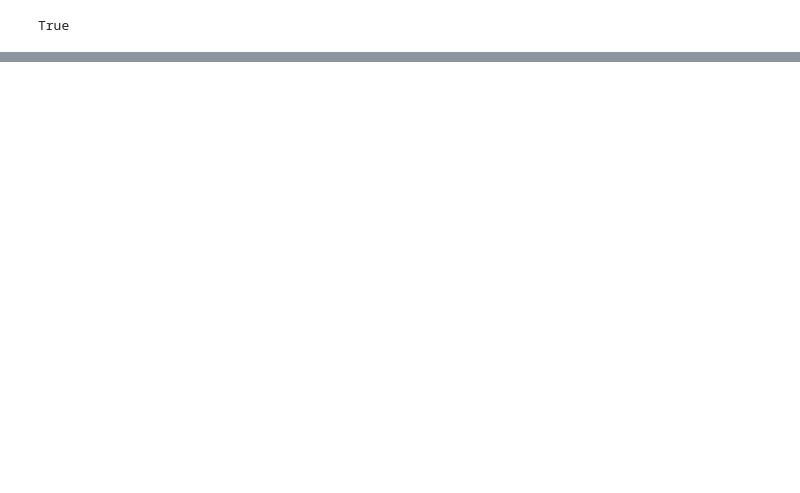
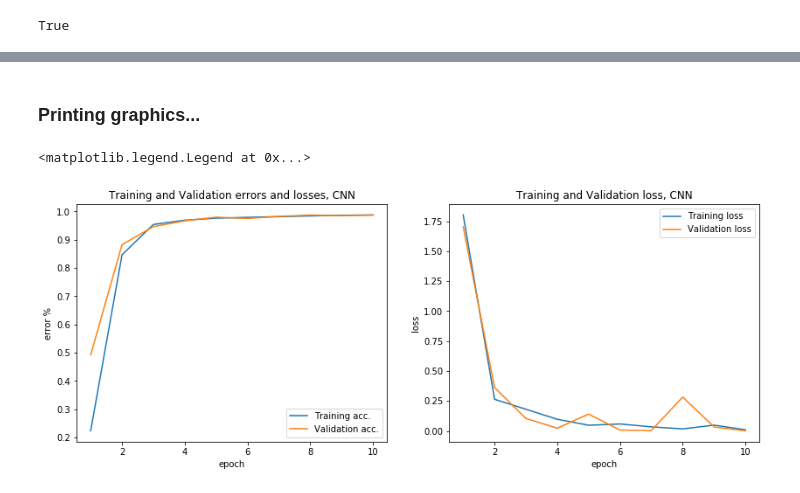
Before and after one commit to LaurenceDupont/ift6135-assignments, a Jupyter notebook: assignment1/problem2.ipynb, the cells around one changed output, grey strips where cells are left out. Saved outputs shown, nothing was run; the diff lists cells and outputs as text; code cells hidden in the pictures; blank space fills up the shorter version.

```diff
--- a/assignment1/problem2.ipynb
+++ b/assignment1/problem2.ipynb
@@ -26,3 +23,16 @@ len(mnist_test)
+# %%
+mnist_train_features = np.concatenate((mnist[0][0], mnist[1][0]), axis=0) #(60000,784)
+mnist_train_labels = np.concatenate((mnist[0][1], mnist[1][1]), axis=0)  #(60000,1)
+
+mnist_valid_features = mnist[2][0]  #(10000,784)
+mnist_valid_labels = mnist[2][1]    #(10000,1)
+# %%
+mnist_train_features = mnist_train_features.reshape((60000,1,28,28))
+mnist_valid_features = mnist_valid_features.reshape((10000,1,28,28))
+
+# Reduce the dataset size for testing, if needed (ex: X_train = mnist_train_features[0:10000])
+mnist_train = torch.utils.data.TensorDataset(torch.tensor(mnist_train_features[0:60000]), torch.tensor(mnist_train_labels[0:60000]))
+mnist_test = torch.utils.data.TensorDataset(torch.tensor(mnist_valid_features[0:10000]), torch.tensor(mnist_valid_labels[0:10000]))
 # %%
 train_loader = torch.utils.data.DataLoader(mnist_train, batch_size=64, shuffle=True, num_workers=2)
 test_loader = torch.utils.data.DataLoader(mnist_test, batch_size=64, shuffle=True, num_workers=2)
@@ -34,30 +46,25 @@ class Classifier(nn.Module):
         self.conv = nn.Sequential(
             # Layer 1
             nn.Conv2d(in_channels=1, out_channels=64, kernel_size=(3, 3), padding=1),
-            nn.Dropout(p=0.8),
             nn.ReLU(),
 
             # Layer 2
             nn.Conv2d(in_channels=64, out_channels=96, kernel_size=(3, 3), padding=1),
-            nn.Dropout(p=0.8),
             nn.ReLU(),
             nn.MaxPool2d(kernel_size=(2, 2), stride=2),
 
             # Layer 3
             nn.Conv2d(in_channels=96, out_channels=128, kernel_size=(3, 3), padding=1),
-            nn.Dropout(p=0.8),
             nn.ReLU(),
             nn.MaxPool2d(kernel_size=(2, 2), stride=2),
 
             # Layer 4
             nn.Conv2d(in_channels=128, out_channels=192, kernel_size=(3, 3), padding=1),
-            nn.Dropout(p=0.8),
             nn.ReLU(),
             nn.MaxPool2d(kernel_size=(2, 2), stride=2),
 
             # Layer 5
             nn.Conv2d(in_channels=192, out_channels=256, kernel_size=(3,3), padding=1),
-            nn.Dropout(p=0.8),
             nn.ReLU(),
             nn.MaxPool2d(kernel_size=(2,2), stride=2)
         )
@@ -75,8 +84,7 @@ True
 clf = Classifier()
 if cuda_available:
     clf = clf.cuda()
-optimizer = torch.optim.Adam(clf.parameters(), lr=5e-4)
-scheduler_ = torch.optim.lr_scheduler.MultiStepLR(optimizer, [6,8], gamma=0.8)
+optimizer = torch.optim.SGD(clf.parameters(), lr=1e-2)
 criterion = nn.CrossEntropyLoss()
 # This criterion combines nn.LogSoftmax() and nn.NLLLoss() in one single class.
 # %%
@@ -163,0 +159,22 @@ Epoch 9 Train Acc: 95.408 % Test Acc : 98.530 %
+# %% [markdown]
+### Printing graphics...
+# %%
+x = np.arange(1,len(dict_err["tr"])+1,1)
+plt.figure(figsize=(14,5))
+plt.subplot(1,2,1)
+plt.title("Training and Validation errors and losses, CNN")
+plt.plot(x, dict_err["tr"], label="Training acc.")
+plt.plot(x, dict_err["val"], label="Validation acc.")
+plt.xlabel("epoch")
+plt.ylabel("error %")
+plt.legend()
+plt.subplot(1,2,2)
+plt.title("Training and Validation loss, CNN")
+plt.plot(x, dict_loss["tr"], label="Training loss")
+plt.plot(x, dict_loss["val"], label="Validation loss")
+plt.xlabel("epoch")
+plt.ylabel("loss")
+plt.legend()
+# %% [output]
+<matplotlib.legend.Legend at 0x...>
+[figure, added]
```
Also changed, not shown: parts of 11 cells of this notebook.
